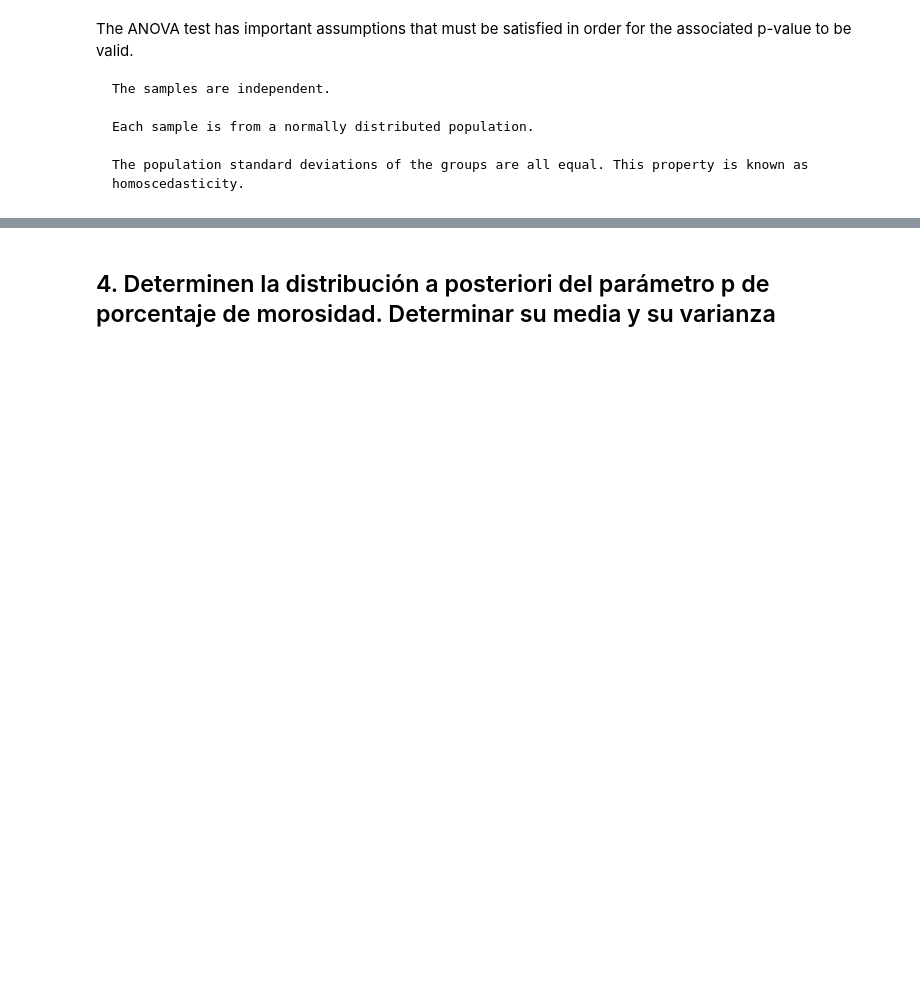
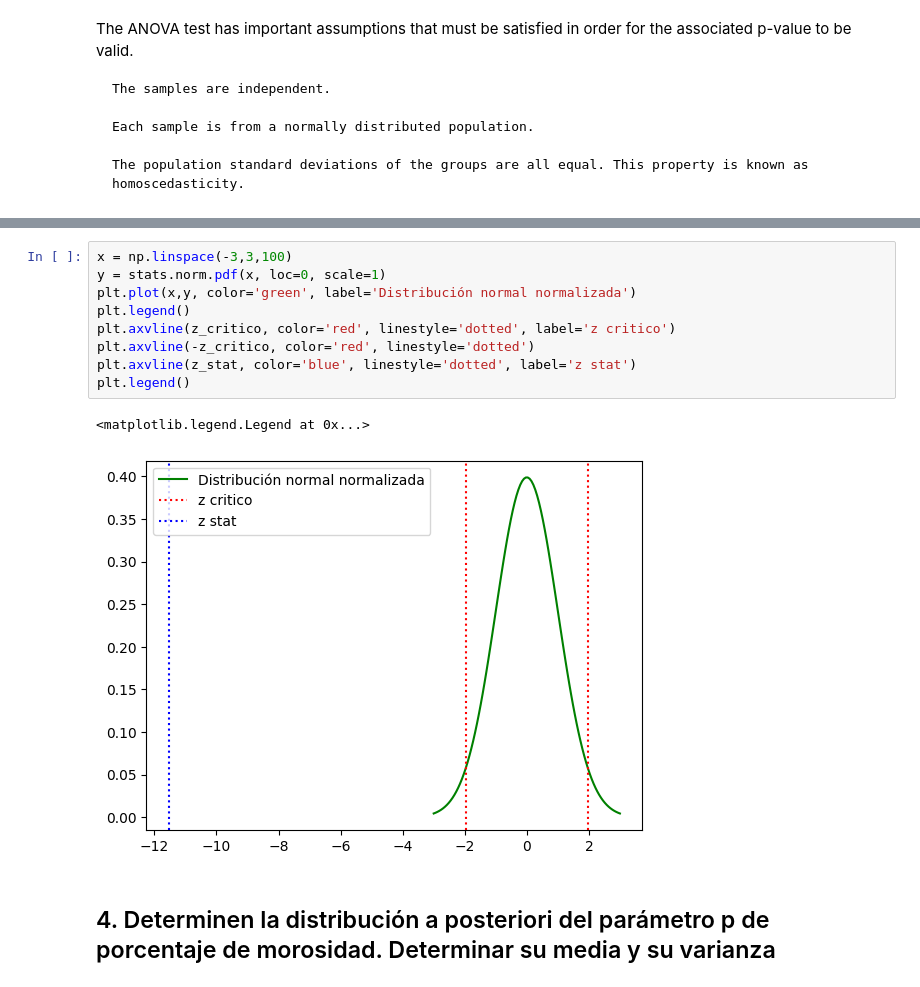
Before and after one commit to gx-ceia-tps/tp3-peia, a Jupyter notebook: tp3-peia-project/tp-final-peia.ipynb, the cells around one changed output, grey strips where cells are left out. Drawn from its saved outputs; the diff is of its cells as text; blank space fills up the shorter version.

```diff
--- a/tp3-peia-project/tp-final-peia.ipynb
+++ b/tp3-peia-project/tp-final-peia.ipynb
@@ -208,2 +276,14 @@ Rechazamos H0. Hay evidencia para afirmar que al menos una media es diferente
+# %%
+x = np.linspace(-3,3,100)
+y = stats.norm.pdf(x, loc=0, scale=1)
+plt.plot(x,y, color='green', label='Distribución normal normalizada')
+plt.legend()
+plt.axvline(z_critico, color='red', linestyle='dotted', label='z critico')
+plt.axvline(-z_critico, color='red', linestyle='dotted')
+plt.axvline(z_stat, color='blue', linestyle='dotted', label='z stat')
+plt.legend()
+# %% [output]
+<matplotlib.legend.Legend at 0x...>
+[figure, added]
 # %% [markdown]
 ## 4. Determinen la distribución a posteriori del parámetro p de porcentaje de morosidad. Determinar su media y su varianza
```
Also changed, not shown: parts of 8 cells of this notebook, 1 other file.
